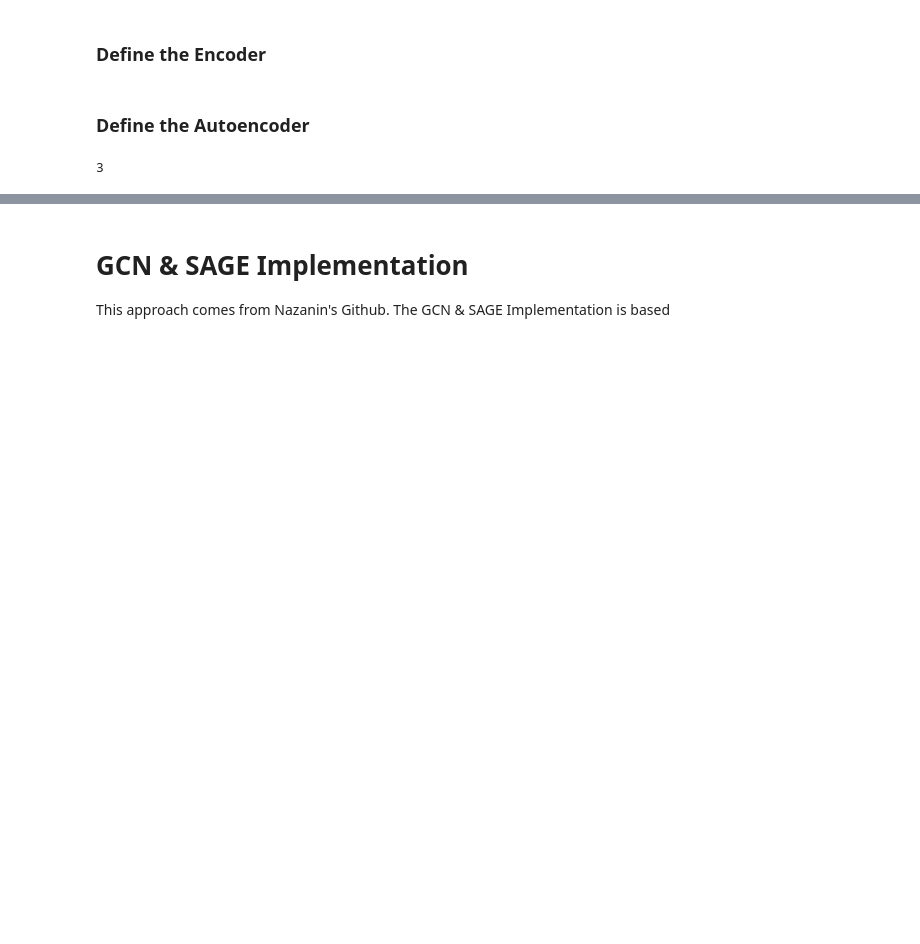
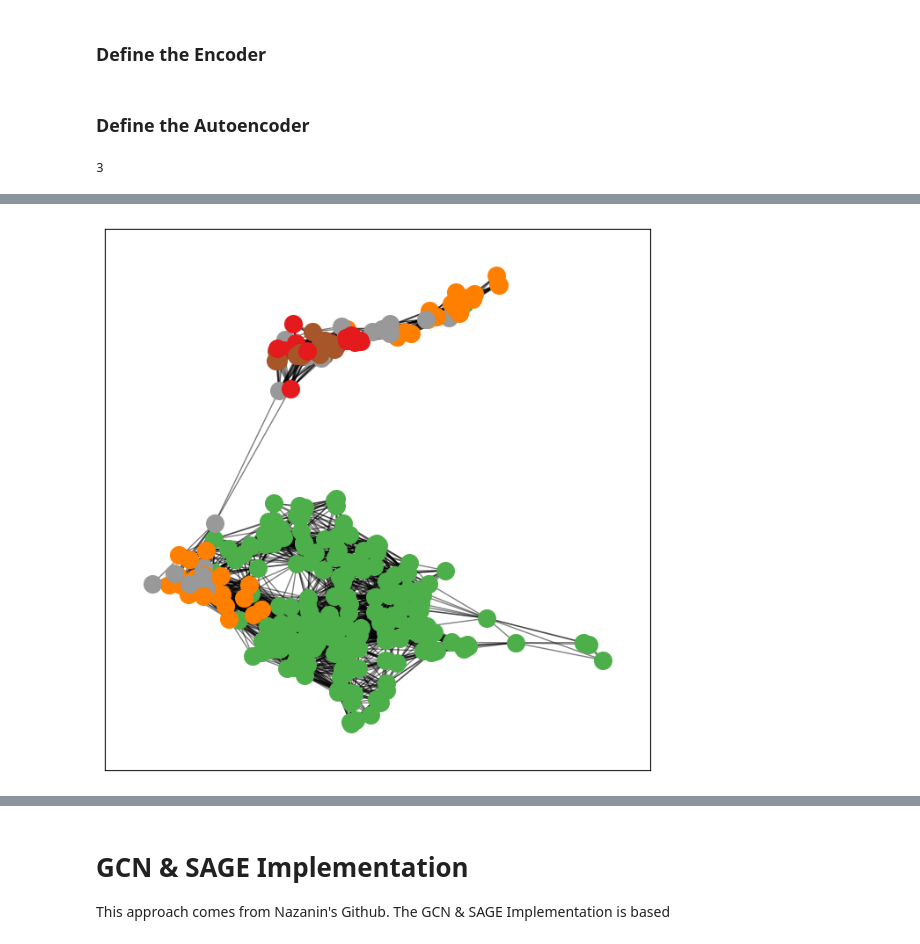
Before and after one commit to jegraham/Phase-1-Basic-GNN, a Jupyter notebook: Graham,_Jessica_Simple_GNN_Phase_1.ipynb, the cells around one changed output, grey strips where cells are left out. Cells and saved outputs as stored; diff of their text form; code cells hidden in the pictures; blank space fills up the shorter version.

```diff
--- a/Graham,_Jessica_Simple_GNN_Phase_1.ipynb
+++ b/Graham,_Jessica_Simple_GNN_Phase_1.ipynb
@@ -477,3 +520,22 @@ Epoch: 100, AUC: 0.7536, AP: 0.7218
+# %%
+# Choose the optimal number of clusters based on the elbow curve
+optimal_K = 5
+
+# Run K-means clustering on the adjacency matrix
+kmeans = KMeans(n_clusters=optimal_K).fit(Z.detach().cpu().numpy())
+
+# Assign the nodes to the corresponding clusters
+clusters = kmeans.labels_
+
+plt.figure(figsize=(8, 8))
+pos = nx.spring_layout(G)
+for i, cluster in enumerate(clusters):
+    color = plt.cm.Set1(cluster / 4.)
+    nx.draw_networkx_nodes(G, pos, [i], node_size=200, node_color=color)
+nx.draw_networkx_edges(G, pos, alpha=0.5)
+plt.show()
+# %% [output]
+[figure, added]
 # %%
 Z = model.encode(x, train_pos_edge_index)
 print(Z.detach())
```
Also changed, not shown: parts of 27 cells of this notebook.
